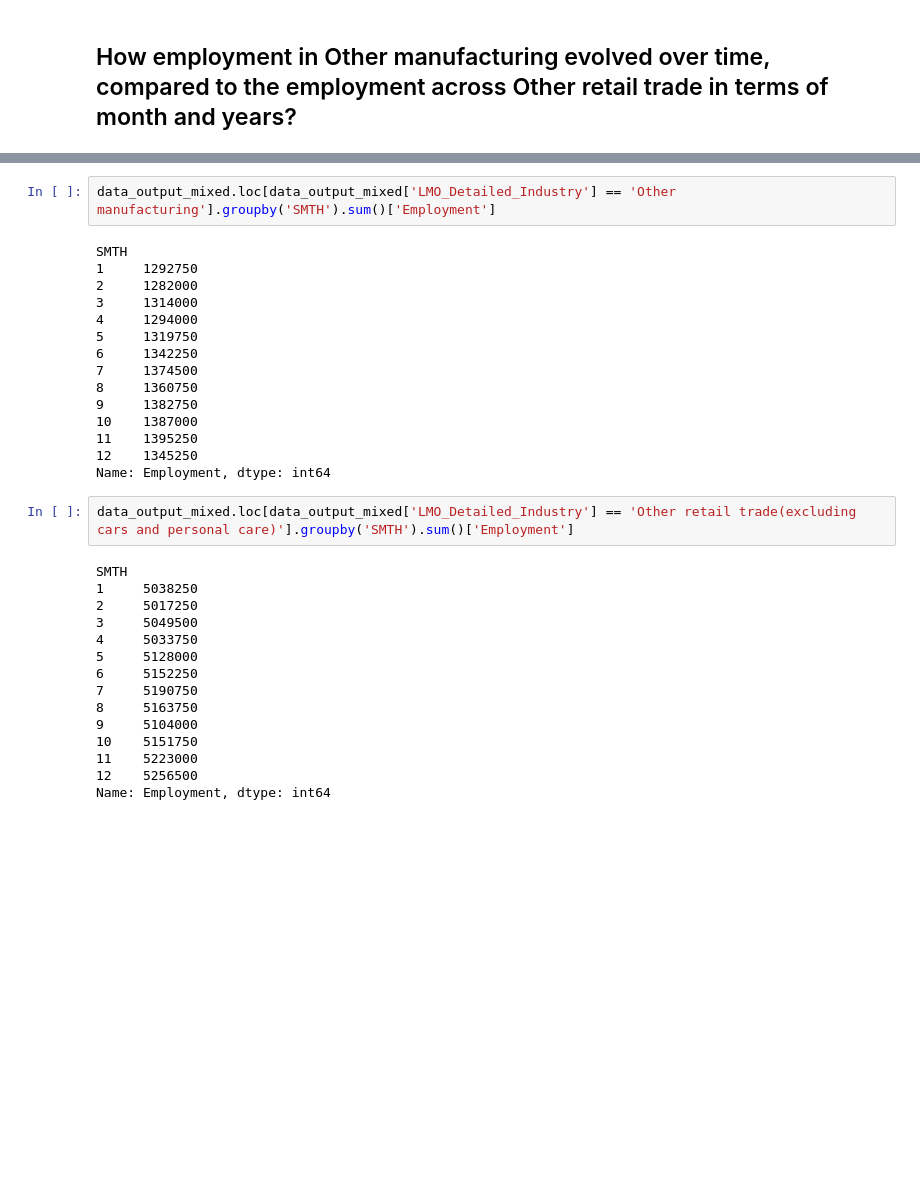
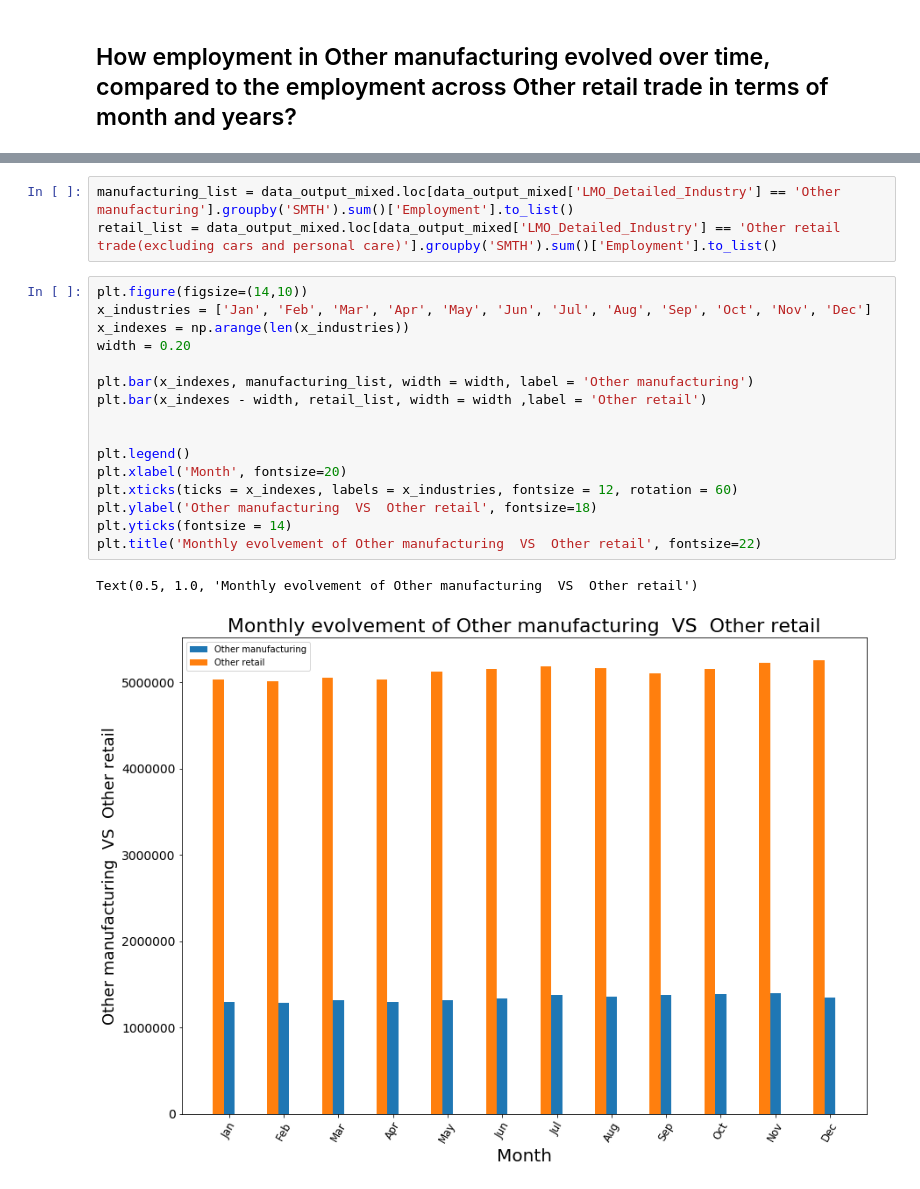
Before and after one commit to Hotlynn2/SERIES-ANALYSIS-OF-NAICS, a Jupyter notebook: Time Analysis Series.ipynb, the cells around one changed output, grey strips where cells are left out. Cells and saved outputs as stored; diff of their text form; blank space fills up the shorter version.

```diff
--- a/Time Analysis Series.ipynb
+++ b/Time Analysis Series.ipynb
@@ -3420,34 +3380,22 @@ plt.legend(handles=[red, blue], prop = {'size':15})
 # %%
-data_output_mixed.loc[data_output_mixed['LMO_Detailed_Industry'] == 'Other manufacturing'].groupby('SMTH').sum()['Employment']
+manufacturing_list = data_output_mixed.loc[data_output_mixed['LMO_Detailed_Industry'] == 'Other manufacturing'].groupby('SMTH').sum()['Employment'].to_list()
+retail_list = data_output_mixed.loc[data_output_mixed['LMO_Detailed_Industry'] == 'Other retail trade(excluding cars and personal care)'].groupby('SMTH').sum()['Employment'].to_list()
-# %% [output]
-SMTH
-1     1292750
-2     1282000
-3     1314000
-4     1294000
-5     1319750
-6     1342250
-7     1374500
-8     1360750
-9     1382750
-10    1387000
-11    1395250
-12    1345250
-Name: Employment, dtype: int64
-# %%
-data_output_mixed.loc[data_output_mixed['LMO_Detailed_Industry'] == 'Other retail trade(excluding cars and personal care)'].groupby('SMTH').sum()['Employment']
-# %% [output]
-SMTH
-1     5038250
-2     5017250
-3     5049500
-4     5033750
-5     5128000
-6     5152250
-7     5190750
-8     5163750
-9     5104000
-10    5151750
-11    5223000
-12    5256500
-Name: Employment, dtype: int64
+# %%
+plt.figure(figsize=(14,10))
+x_industries = ['Jan', 'Feb', 'Mar', 'Apr', 'May', 'Jun', 'Jul', 'Aug', 'Sep', 'Oct', 'Nov', 'Dec']
+x_indexes = np.arange(len(x_industries))
+width = 0.20
+
+plt.bar(x_indexes, manufacturing_list, width = width, label = 'Other manufacturing')
+plt.bar(x_indexes - width, retail_list, width = width ,label = 'Other retail')
+
+
+plt.legend()
+plt.xlabel('Month', fontsize=20)
+plt.xticks(ticks = x_indexes, labels = x_industries, fontsize = 12, rotation = 60)
+plt.ylabel('Other manufacturing  VS  Other retail', fontsize=18)
+plt.yticks(fontsize = 14)
+plt.title('Monthly evolvement of Other manufacturing  VS  Other retail', fontsize=22)
+# %% [output]
+Text(0.5, 1.0, 'Monthly evolvement of Other manufacturing  VS  Other retail')
+[figure, added]
```
Also changed, not shown: parts of 4 cells of this notebook.
